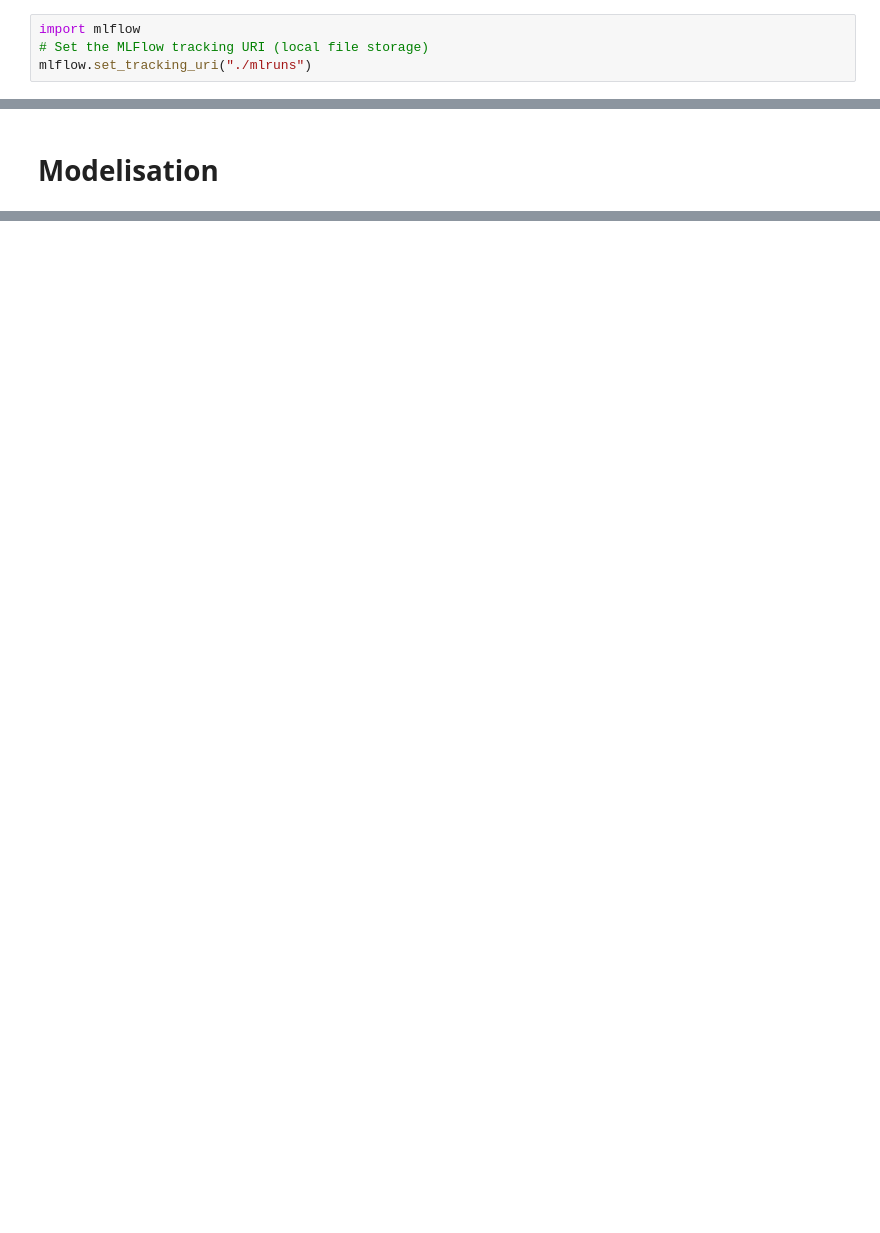
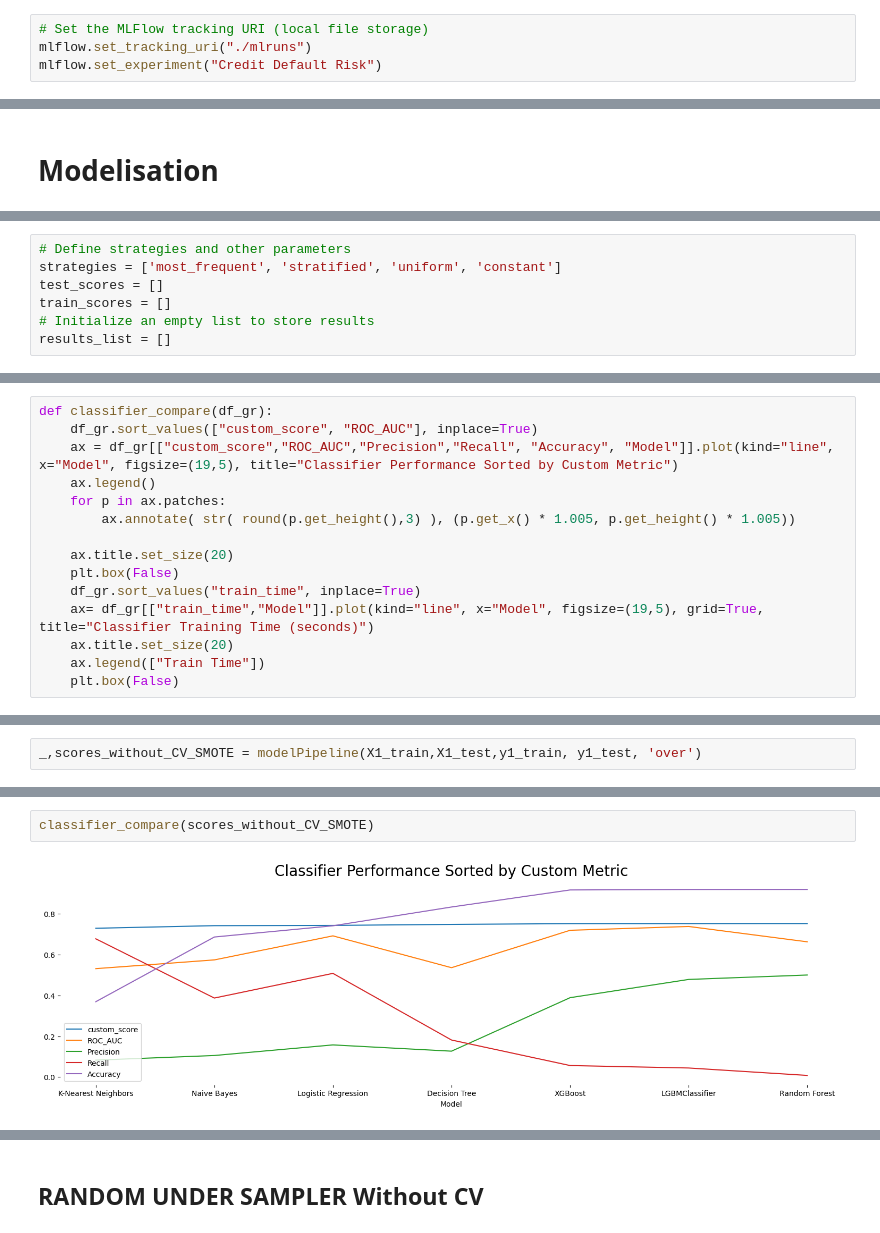
Before and after one commit to Nacim-B/Credit-Default-Risk-Scoring-Model-, a Jupyter notebook: Modelisation.ipynb, the cells around one changed output, grey strips where cells are left out. Saved outputs shown, nothing was run; the diff lists cells and outputs as text; blank space fills up the shorter version.

Commit message:
modelization

```diff
--- a/Modelisation.ipynb
+++ b/Modelisation.ipynb
@@ -145,6 +176,6 @@ X1_test = std_scaler.transform(X1_test)
 # %% [markdown]
 # MLFlow setup
 # %%
-import mlflow
 # Set the MLFlow tracking URI (local file storage)
 mlflow.set_tracking_uri("./mlruns")
+mlflow.set_experiment("Credit Default Risk")
@@ -152,0 +219,7 @@ mlflow.set_tracking_uri("./mlruns")
+# %%
+# Define strategies and other parameters
+strategies = ['most_frequent', 'stratified', 'uniform', 'constant']
+test_scores = []
+train_scores = []
+# Initialize an empty list to store results
+results_list = []
@@ -152,0 +408,15 @@ mlflow.set_tracking_uri("./mlruns")
+# %%
+def classifier_compare(df_gr):
+    df_gr.sort_values(["custom_score", "ROC_AUC"], inplace=True)
+    ax = df_gr[["custom_score","ROC_AUC","Precision","Recall", "Accuracy", "Model"]].plot(kind="line", x="Model", figsize=(19,5), title="Classifier Performance Sorted by Custom Metric")
+    ax.legend()
+    for p in ax.patches:
+        ax.annotate( str( round(p.get_height(),3) ), (p.get_x() * 1.005, p.get_height() * 1.005))
+
+    ax.title.set_size(20)
+    plt.box(False)
+    df_gr.sort_values("train_time", inplace=True)
+    ax= df_gr[["train_time","Model"]].plot(kind="line", x="Model", figsize=(19,5), grid=True, title="Classifier Training Time (seconds)")
+    ax.title.set_size(20)
+    ax.legend(["Train Time"])
+    plt.box(False)
@@ -152,0 +427,2 @@ mlflow.set_tracking_uri("./mlruns")
+# %%
+_,scores_without_CV_SMOTE = modelPipeline(X1_train,X1_test,y1_train, y1_test, 'over')
@@ -152,0 +448,4 @@ mlflow.set_tracking_uri("./mlruns")
+# %%
+classifier_compare(scores_without_CV_SMOTE)
+# %% [output]
+[figure, added]
@@ -152,0 +453,2 @@ mlflow.set_tracking_uri("./mlruns")
+# %% [markdown]
+## RANDOM UNDER SAMPLER Without CV
```
Also changed, not shown: parts of 59 cells of this notebook.
